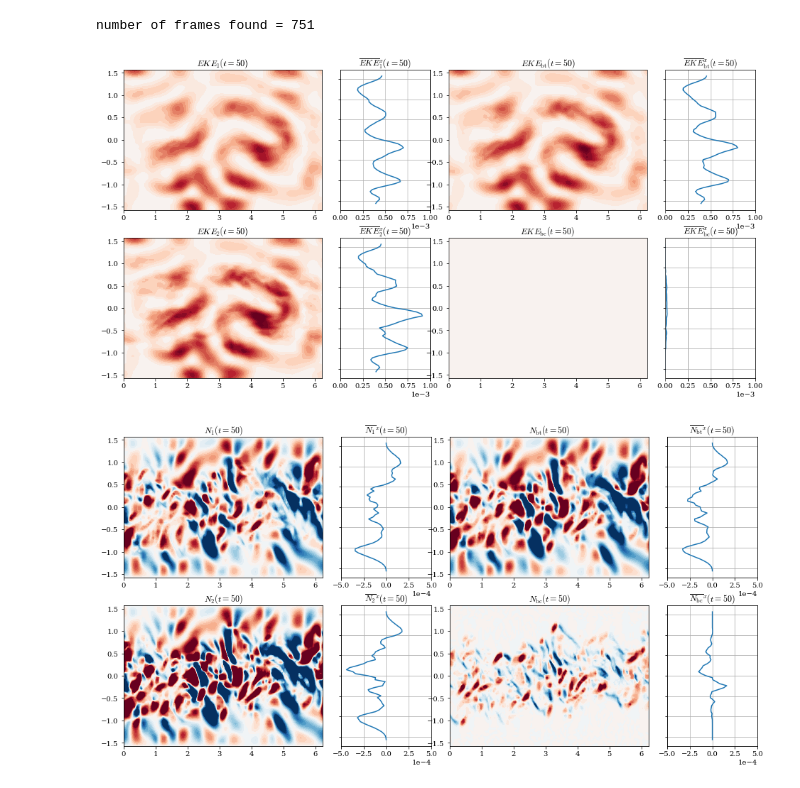
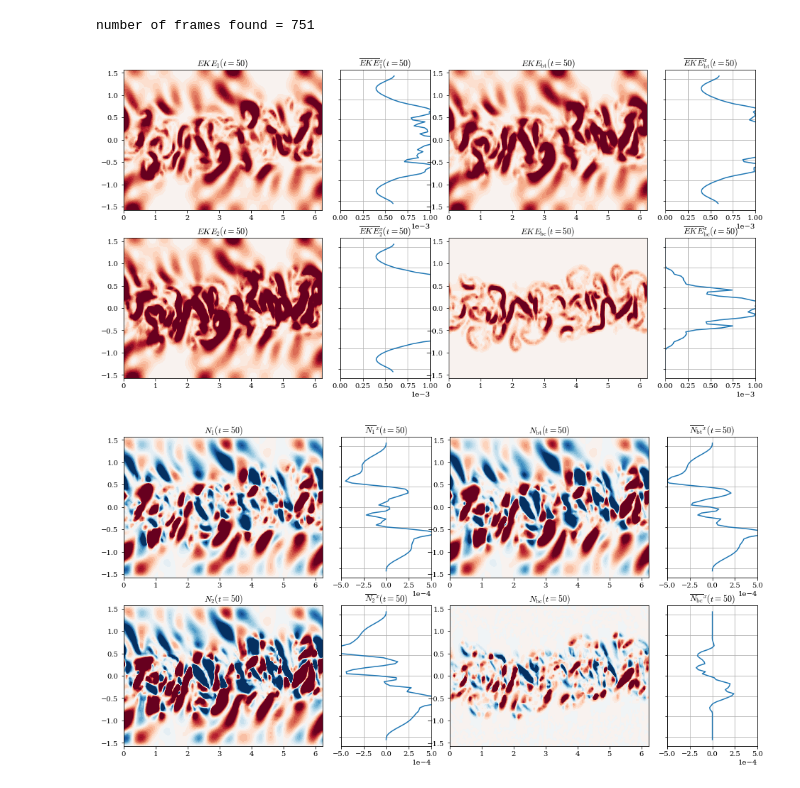
Before and after one commit to julianmak/pydra, a Jupyter notebook: wrapper/calc_GEOMETRIC.ipynb, the cells around one changed output. Drawn from its saved outputs; the diff is of its cells as text; code cells hidden in the pictures.

```diff
--- a/wrapper/calc_GEOMETRIC.ipynb
+++ b/wrapper/calc_GEOMETRIC.ipynb
@@ -48,61 +48,61 @@ number of frames found = 751
 # ? which one to use? probably quantities constructed from modes
 #                     or maybe ditch modes all together?
 
-kt = 500
+kt = 75
 lim_max = 0.002
 
-eke_L1L2, eke_btbc = calc_eke(data_dir, parameters, constants, kt)
+K_L1L2, K_btbc = calc_eke(data_dir, parameters, constants, kt)
 level_vec = np.linspace(-lim_max, lim_max, 31)
 
 fig = plt.figure(figsize=(16, 8))
 
 # layers
 ax = plt.subplot2grid((2, 6), (0, 0), colspan = 2)
-ax.contourf(x_vec, y_vec, eke_L1L2[:, :, 0], level_vec, extend = "max")
+ax.contourf(x_vec, y_vec, K_L1L2[:, :, 0], level_vec, extend = "max")
 ax.set_title(r"$EKE_1 (t = %g)$" % t_now)
 
 ax = plt.subplot2grid((2, 6), (1, 0), colspan = 2)
-ax.contourf(x_vec, y_vec, eke_L1L2[:, :, 1], level_vec, extend = "max")
+ax.contourf(x_vec, y_vec, K_L1L2[:, :, 1], level_vec, extend = "max")
 ax.set_title(r"$EKE_2 (t = %g)$" % t_now)
 
 ax = plt.subplot2grid((2, 6), (0, 2), colspan = 1)
-ax.plot(zonal_ave(eke_L1L2[:, :, 0]), y_vec)
+ax.plot(zonal_ave(K_L1L2[:, :, 0]), y_vec)
 ax.set_xlim([0, lim_max / 2])
 ax.set_yticklabels([])
 ax.set_title(r"$\overline{EKE}_{1}^x (t = %g)$" % t_now)
 ax.grid()
 
 ax = plt.subplot2grid((2, 6), (1, 2), colspan = 1)
-ax.plot(zonal_ave(eke_L1L2[:, :, 1]), y_vec)
+ax.plot(zonal_ave(K_L1L2[:, :, 1]), y_vec)
 ax.set_xlim([0, lim_max / 2])
 ax.set_yticklabels([])
 ax.set_title(r"$\overline{EKE}_{2}^x (t = %g)$" % t_now)
 ax.grid()
 
 # modes
 ax = plt.subplot2grid((2, 6), (0, 3), colspan = 2)
-ax.contourf(x_vec, y_vec, eke_btbc[:, :, 0], level_vec, extend = "max")
+ax.contourf(x_vec, y_vec, K_btbc[:, :, 0], level_vec, extend = "max")
 ax.set_title(r"$EKE_{\rm bt} (t = %g)$" % t_now)
 
 ax = plt.subplot2grid((2, 6), (1, 3), colspan = 2)
-ax.contourf(x_vec, y_vec, eke_btbc[:, :, 1], level_vec, extend = "max")
+ax.contourf(x_vec, y_vec, K_btbc[:, :, 1], level_vec, extend = "max")
 ax.set_title(r"$EKE_{\rm bc} (t = %g)$" % t_now)
 
 ax = plt.subplot2grid((2, 6), (0, 5), colspan = 1)
-ax.plot(zonal_ave(eke_btbc[:, :, 0]), y_vec)
+ax.plot(zonal_ave(K_btbc[:, :, 0]), y_vec)
 ax.set_xlim([0, lim_max / 2])
 ax.set_yticklabels([])
 ax.set_title(r"$\overline{EKE}_{\rm bt}^x (t = %g)$" % t_now)
 ax.grid()
 
 ax = plt.subplot2grid((2, 6), (1, 5), colspan = 1)
-ax.plot(zonal_ave(eke_btbc[:, :, 1]), y_vec)
+ax.plot(zonal_ave(K_btbc[:, :, 1]), y_vec)
 ax.set_xlim([0, lim_max / 2])
 ax.set_yticklabels([])
 ax.set_title(r"$\overline{EKE}_{\rm bc}^x (t = %g)$" % t_now)
 ax.grid()
 # %% [output]
-[figure, old version]
+[figure, new version]
 # %%
 # generate the momentum related quantities
 # M = <v'v' - u'u'> / 2
@@ -110,7 +110,7 @@ ax.grid()
 
 # Observation: baroclinic Reynolds stress is generally quite a bit smaller than barotropic Reynolds stresses
 
-kt = 100
+kt = 75
 lim_max = 0.001
 M_L1L2, N_L1L2, M_btbc, N_btbc = calc_geom_momentum(data_dir, parameters, constants, kt)
 
@@ -164,7 +164,7 @@ ax.set_yticklabels([])
 ax.set_title(r"$\overline{N_{\rm bc}}^x (t = %g)$" % t_now)
 ax.grid()
 # %% [output]
-[figure, old version]
+[figure, new version]
 # %%
 # Observation: baroclinic M is generally quite a bit smaller than barotropic M stresses
 #              M seems to be persistent in the magnitude as well
```
Also changed, not shown: parts of 5 cells of this notebook, 1 other file.
